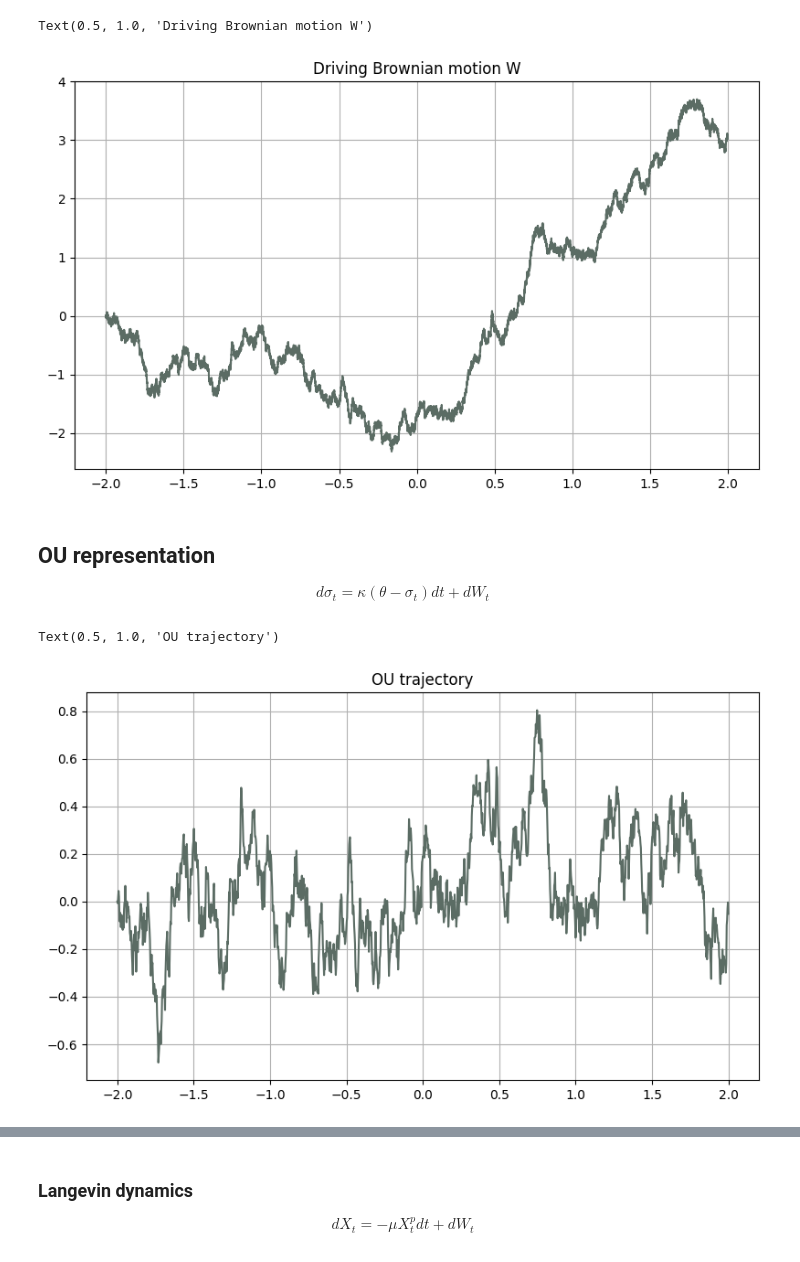
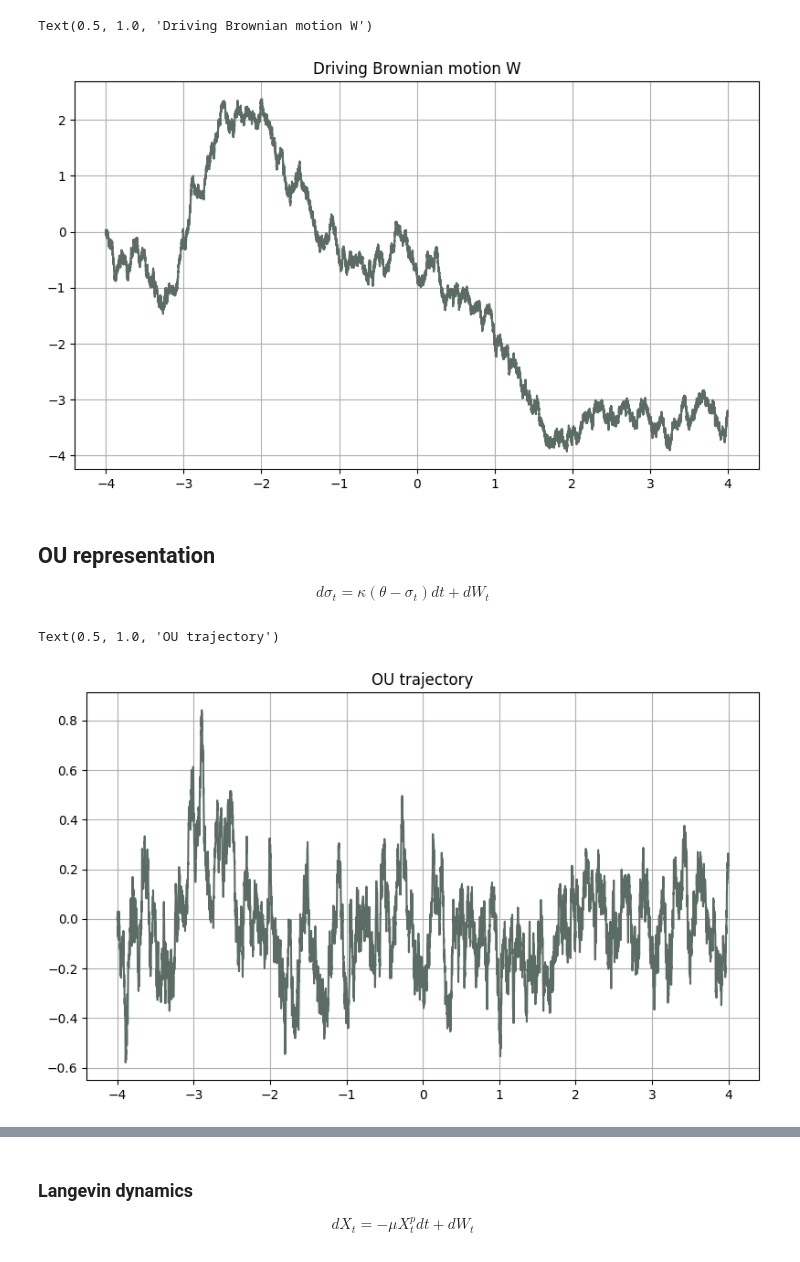
Before and after one commit to MrG1raffe/signature, a Jupyter notebook: notebooks/Representations.ipynb, the cells around one changed output, grey strips where cells are left out. Drawn from its saved outputs; the diff is of its cells as text; code cells hidden in the pictures.

```diff
--- a/notebooks/Representations.ipynb
+++ b/notebooks/Representations.ipynb
@@ -33,19 +36,19 @@ Wall time: 8min 36s
 # %%
 points_per_day = 20
-T = 2
+T = 4
 
-t_grid = np.linspace(-T, T, points_per_day * 2 * T * 365 + 1)
+t_grid = np.linspace(-T, T, points_per_day * 5 * T * 365 + 1)
 
 rng = np.random.default_rng(seed=42)
 W = np.concatenate([[0], np.cumsum(rng.normal(size=len(t_grid) - 1) * np.sqrt(np.diff(t_grid)))])
 
 fig, ax = plt.subplots()
 
 ax.plot(t_grid, W)
 ax.set_title("Driving Brownian motion W")
 # %% [output]
 Text(0.5, 1.0, 'Driving Brownian motion W')
-[figure, old version]
+[figure, new version]
 # %% [markdown]
 ## OU representation
 
@@ -73,5 +76,5 @@ ax.plot(t_daily, ou_daily)
 ax.set_title("OU trajectory")
 # %% [output]
 Text(0.5, 1.0, 'OU trajectory')
-[figure, old version]
+[figure, new version]
 # %%
```
Also changed, not shown: parts of 26 cells of this notebook, 7 other files.
